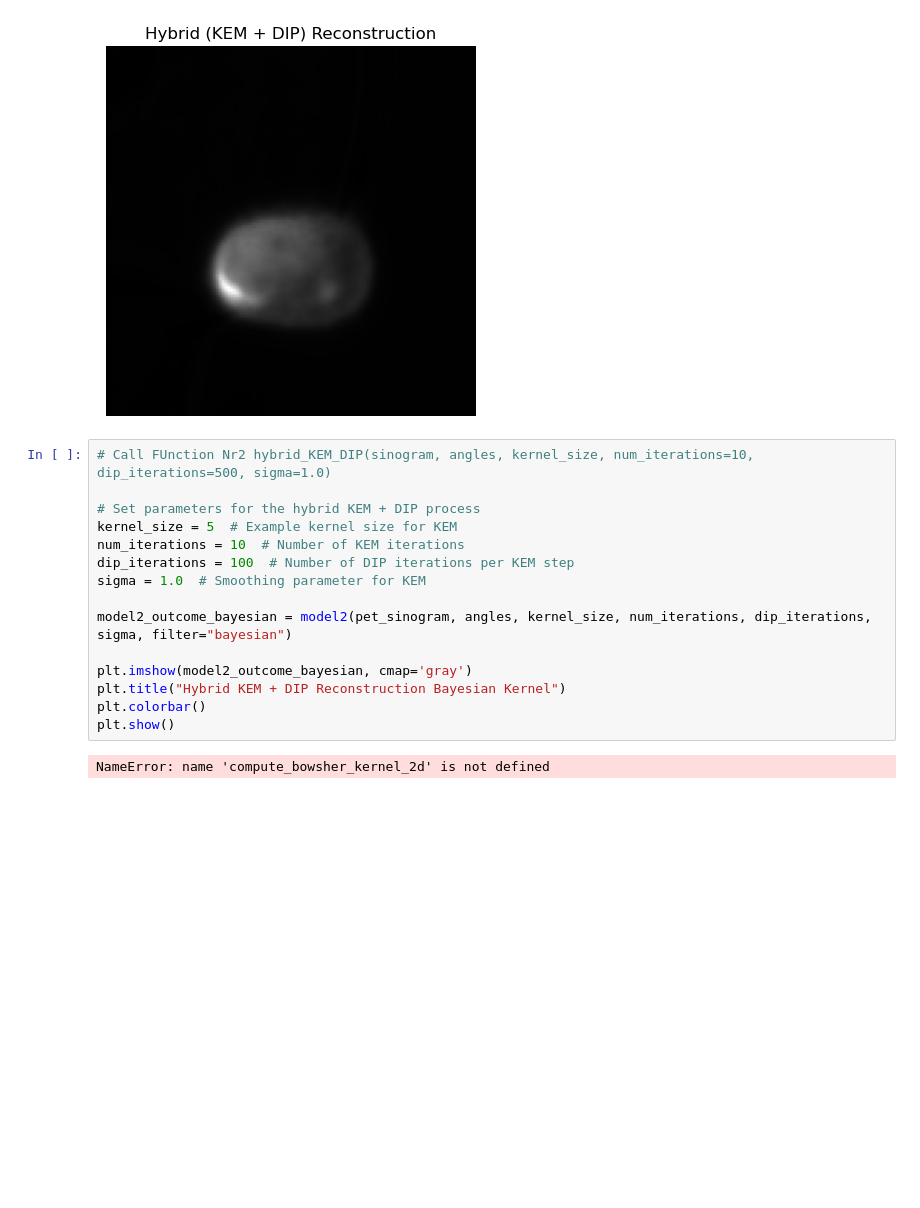
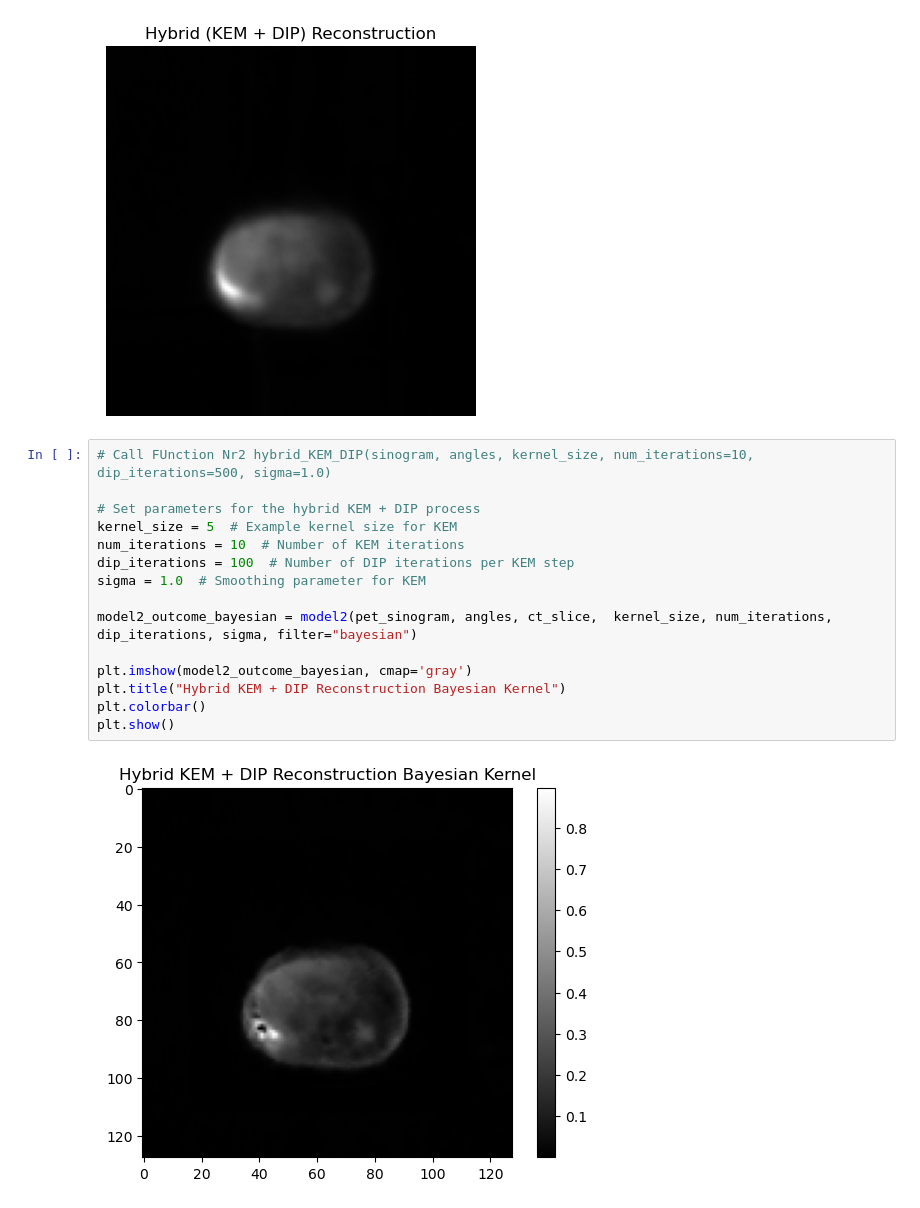
Before and after one commit to hanyupoi/DLPETproj, a Jupyter notebook: pcc2/KEM_DIP_Hybrid.ipynb, the cells around one changed output. Cells and saved outputs as stored; diff of their text form; blank space fills up the shorter version.

```diff
--- a/pcc2/KEM_DIP_Hybrid.ipynb
+++ b/pcc2/KEM_DIP_Hybrid.ipynb
@@ -768,20 +837,20 @@ plt.show()
 # %%
 # Call FUnction Nr2 hybrid_KEM_DIP(sinogram, angles, kernel_size, num_iterations=10, dip_iterations=500, sigma=1.0)
 
 # Set parameters for the hybrid KEM + DIP process
 kernel_size = 5  # Example kernel size for KEM
 num_iterations = 10  # Number of KEM iterations
 dip_iterations = 100  # Number of DIP iterations per KEM step
 sigma = 1.0  # Smoothing parameter for KEM
 
-model2_outcome_bayesian = model2(pet_sinogram, angles, kernel_size, num_iterations, dip_iterations, sigma, filter="bayesian")
+model2_outcome_bayesian = model2(pet_sinogram, angles, ct_slice,  kernel_size, num_iterations, dip_iterations, sigma, filter="bayesian")
 
 plt.imshow(model2_outcome_bayesian, cmap='gray')
 plt.title("Hybrid KEM + DIP Reconstruction Bayesian Kernel")
 plt.colorbar()
 plt.show()
 # %% [output]
-NameError: name 'compute_bowsher_kernel_2d' is not defined
+[figure, added]
 # %%
 # Set parameters for the hybrid KEM + DIP process
 kernel_size = 5  # Example kernel size for KEM
```
Also changed, not shown: parts of 8 cells of this notebook.
